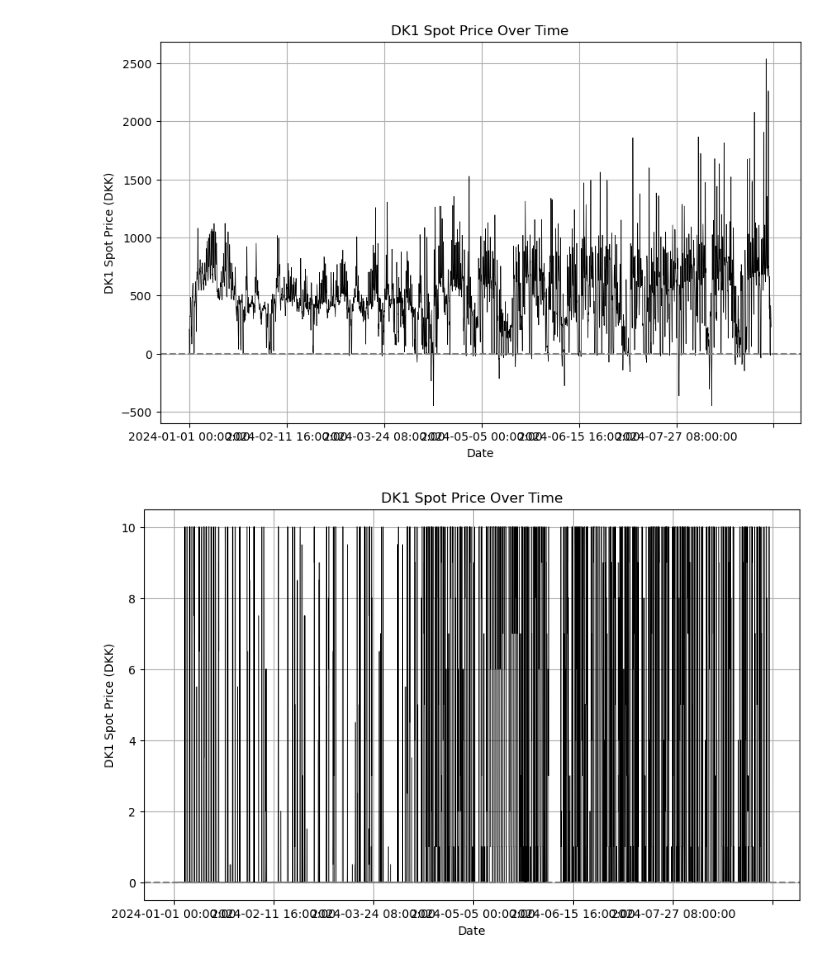
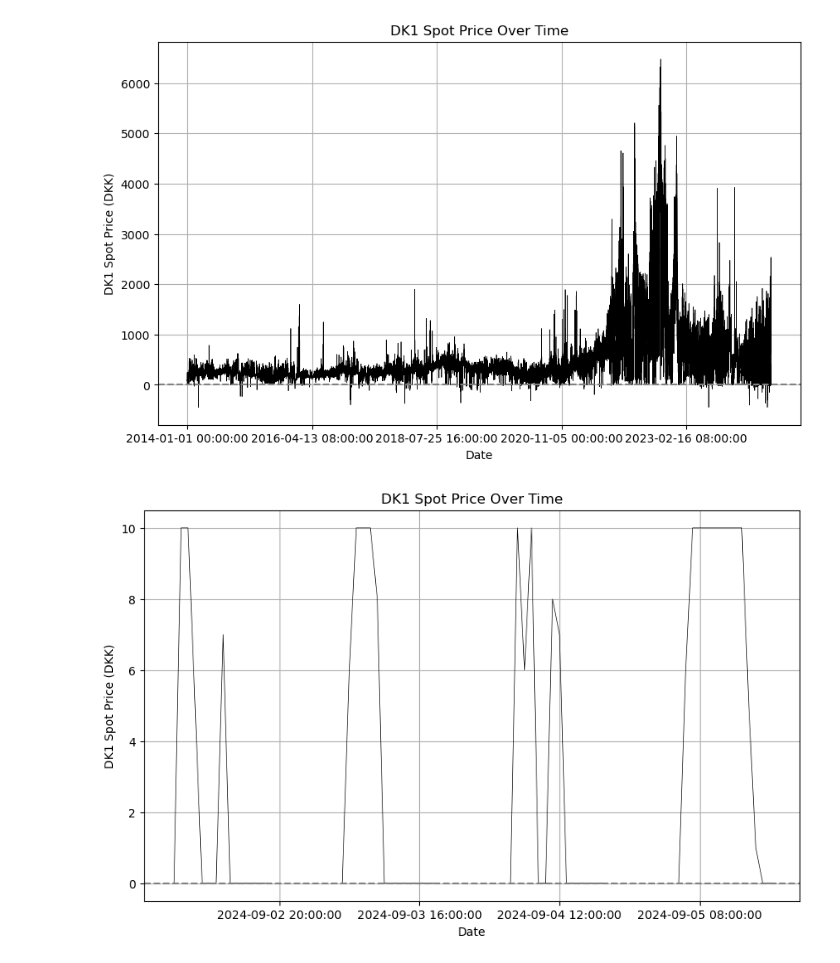
Before and after one commit to peterravn/Seminar-Adv-Finance, a Jupyter notebook: Load prices.ipynb, the cells around one changed output. Drawn from its saved outputs; the diff is of its cells as text; code cells hidden in the pictures.

```diff
--- a/Load prices.ipynb
+++ b/Load prices.ipynb
@@ -71,7 +59,7 @@ merged_df
 # %%
 import matplotlib.pyplot as plt
 
-filtered_df = merged_df[merged_df.index >= '2024-01-01']
+filtered_df = merged_df[merged_df.index >= '2014-01-01']
 
 # Plot DK1_spot with black color, smaller line thickness, and x-line at y=0
 plt.figure(figsize=(10,6))
@@ -85,22 +73,22 @@ plt.ylabel('DK1 Spot Price (DKK)')
 plt.grid(True)
 plt.show()
 # %% [output]
-[figure, old version]
+[figure, new version]
 # %%
 import matplotlib.pyplot as plt
 
-filtered_df = merged_df[merged_df.index >= '2024-01-01']
+filtered_df = merged_df[merged_df.index >= '2024-09-02']
 
 # Plot DK1_spot with black color, smaller line thickness, and x-line at y=0
 plt.figure(figsize=(10,6))
 filtered_df['sun_06031'].plot(color='black', linewidth=0.5)  # Black line with smaller thickness
 
 plt.axhline(0, color='gray', linestyle='--')  # Add a horizontal line at y=0
 
 plt.title('DK1 Spot Price Over Time')
 plt.xlabel('Date')
 plt.ylabel('DK1 Spot Price (DKK)')
 plt.grid(True)
 plt.show()
 # %% [output]
-[figure, old version]
+[figure, new version]
```
Also changed, not shown: parts of 1 cell of this notebook, 4 other files.
